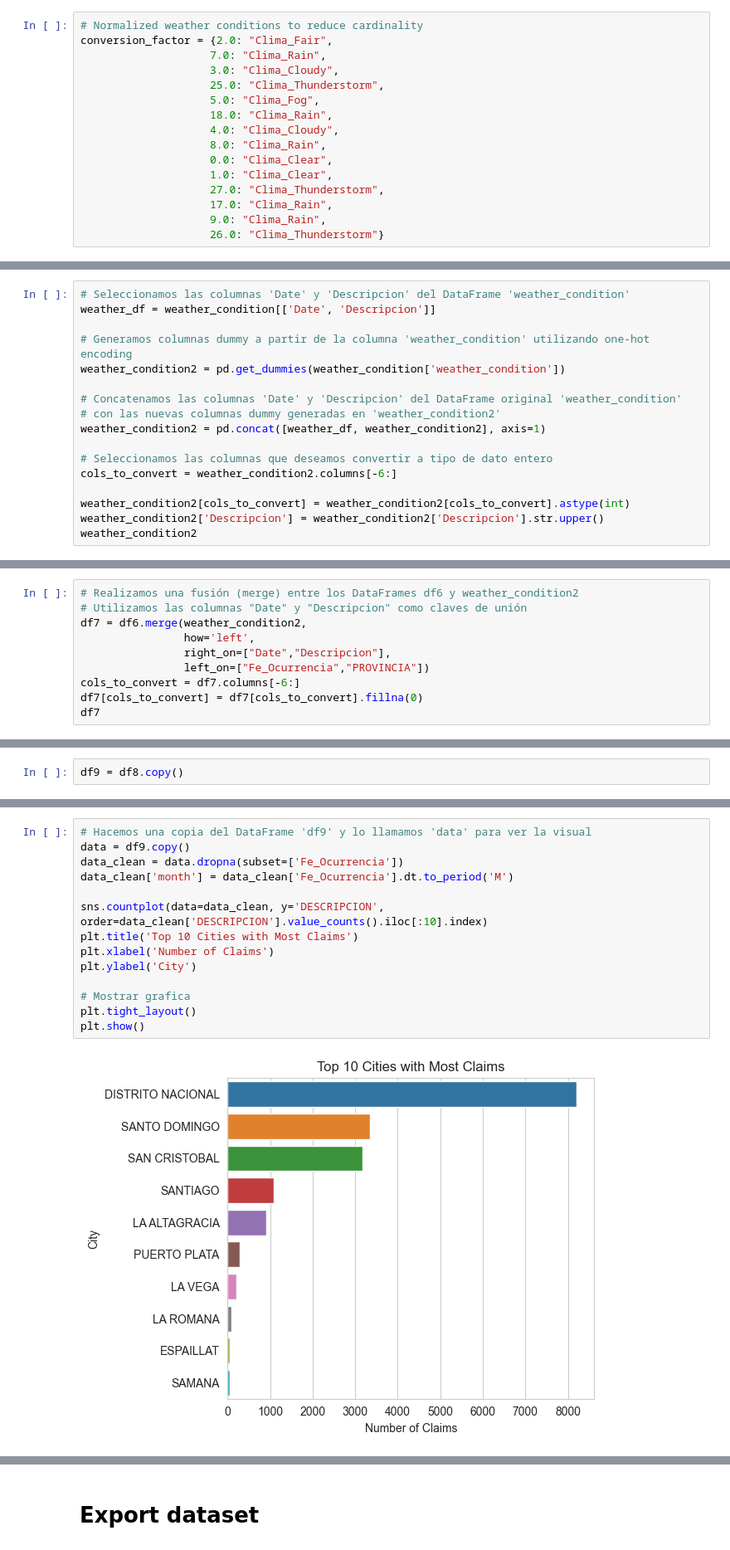
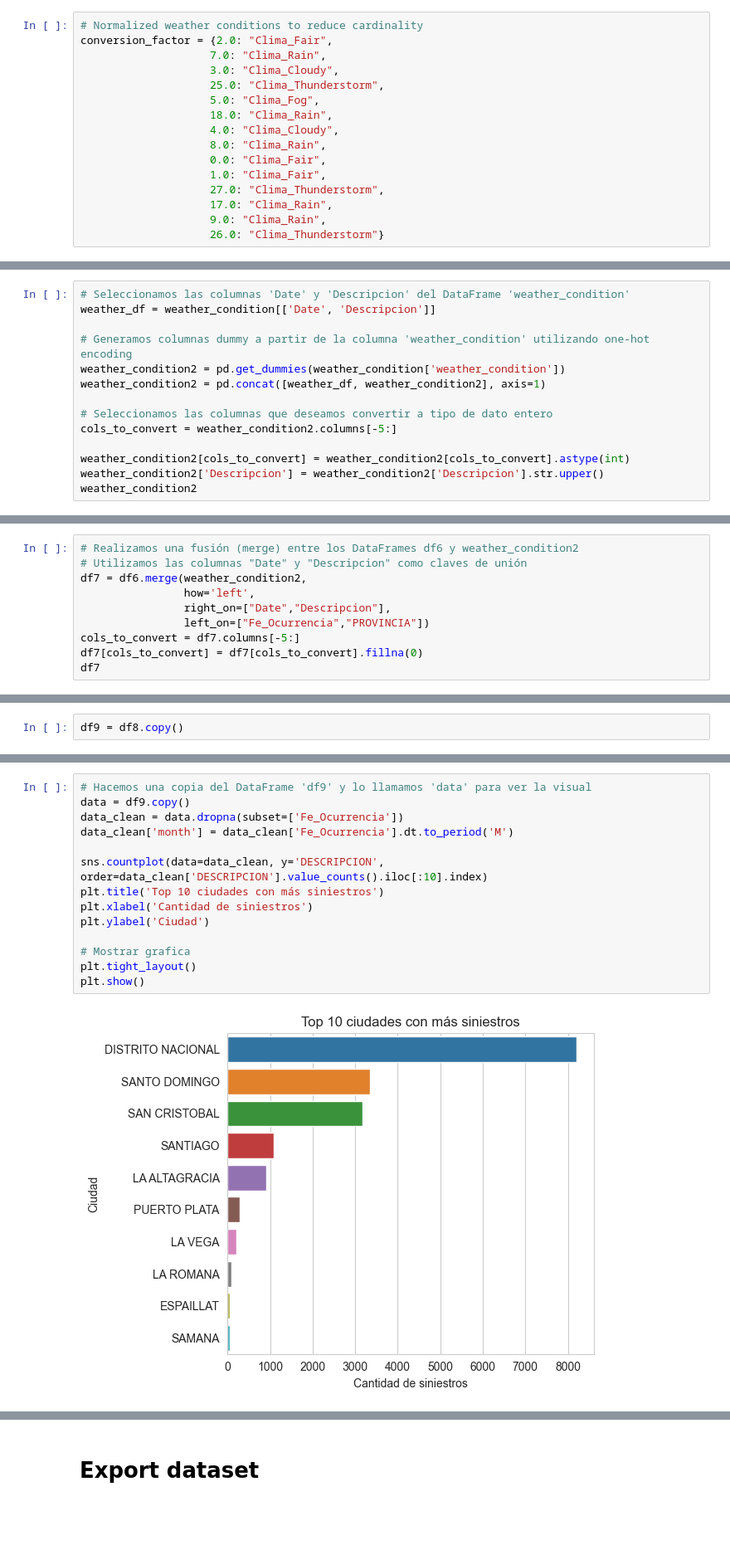
Before and after one commit to josegarciav/Datathon_BDO_2023, a Jupyter notebook: Feature_Engineering.ipynb, the cells around one changed output, grey strips where cells are left out. Shown at 83% size. Saved outputs shown, nothing was run; the diff lists cells and outputs as text; blank space fills up the shorter version.

```diff
--- a/Feature_Engineering.ipynb
+++ b/Feature_Engineering.ipynb
@@ -719,8 +719,8 @@ conversion_factor = {2.0: "Clima_Fair",
                     18.0: "Clima_Rain",
                     4.0: "Clima_Cloudy",
                     8.0: "Clima_Rain",
-                    0.0: "Clima_Clear",
-                    1.0: "Clima_Clear",
+                    0.0: "Clima_Fair",
+                    1.0: "Clima_Fair",
                     27.0: "Clima_Thunderstorm",
                     17.0: "Clima_Rain",
                     9.0: "Clima_Rain",
@@ -754,13 +754,10 @@ weather_df = weather_condition[['Date', 'Descripcion']]
 
 # Generamos columnas dummy a partir de la columna 'weather_condition' utilizando one-hot encoding
 weather_condition2 = pd.get_dummies(weather_condition['weather_condition'])
-
-# Concatenamos las columnas 'Date' y 'Descripcion' del DataFrame original 'weather_condition'
-# con las nuevas columnas dummy generadas en 'weather_condition2'
 weather_condition2 = pd.concat([weather_df, weather_condition2], axis=1)
 
 # Seleccionamos las columnas que deseamos convertir a tipo de dato entero
-cols_to_convert = weather_condition2.columns[-6:]
+cols_to_convert = weather_condition2.columns[-5:]
 
 weather_condition2[cols_to_convert] = weather_condition2[cols_to_convert].astype(int)
 weather_condition2['Descripcion'] = weather_condition2['Descripcion'].str.upper()
@@ -786,7 +783,7 @@ df7 = df6.merge(weather_condition2,
                 how='left',
                 right_on=["Date","Descripcion"],
                 left_on=["Fe_Ocurrencia","PROVINCIA"])
-cols_to_convert = df7.columns[-6:]
+cols_to_convert = df7.columns[-5:]
 df7[cols_to_convert] = df7[cols_to_convert].fillna(0)
 df7
 # %% [output]
@@ -1045,16 +1035,16 @@ df9
 # %%
 # Hacemos una copia del DataFrame 'df9' y lo llamamos 'data' para ver la visual
 data = df9.copy()
 data_clean = data.dropna(subset=['Fe_Ocurrencia'])
 data_clean['month'] = data_clean['Fe_Ocurrencia'].dt.to_period('M')
 
 sns.countplot(data=data_clean, y='DESCRIPCION', order=data_clean['DESCRIPCION'].value_counts().iloc[:10].index)
-plt.title('Top 10 Cities with Most Claims')
-plt.xlabel('Number of Claims')
-plt.ylabel('City')
+plt.title('Top 10 ciudades con más siniestros')
+plt.xlabel('Cantidad de siniestros')
+plt.ylabel('Ciudad')
 
 # Mostrar grafica
 plt.tight_layout()
 plt.show()
 # %% [output]
-[figure, old version]
+[figure, new version]
```
Also changed, not shown: parts of 11 cells of this notebook, 2 other files.
